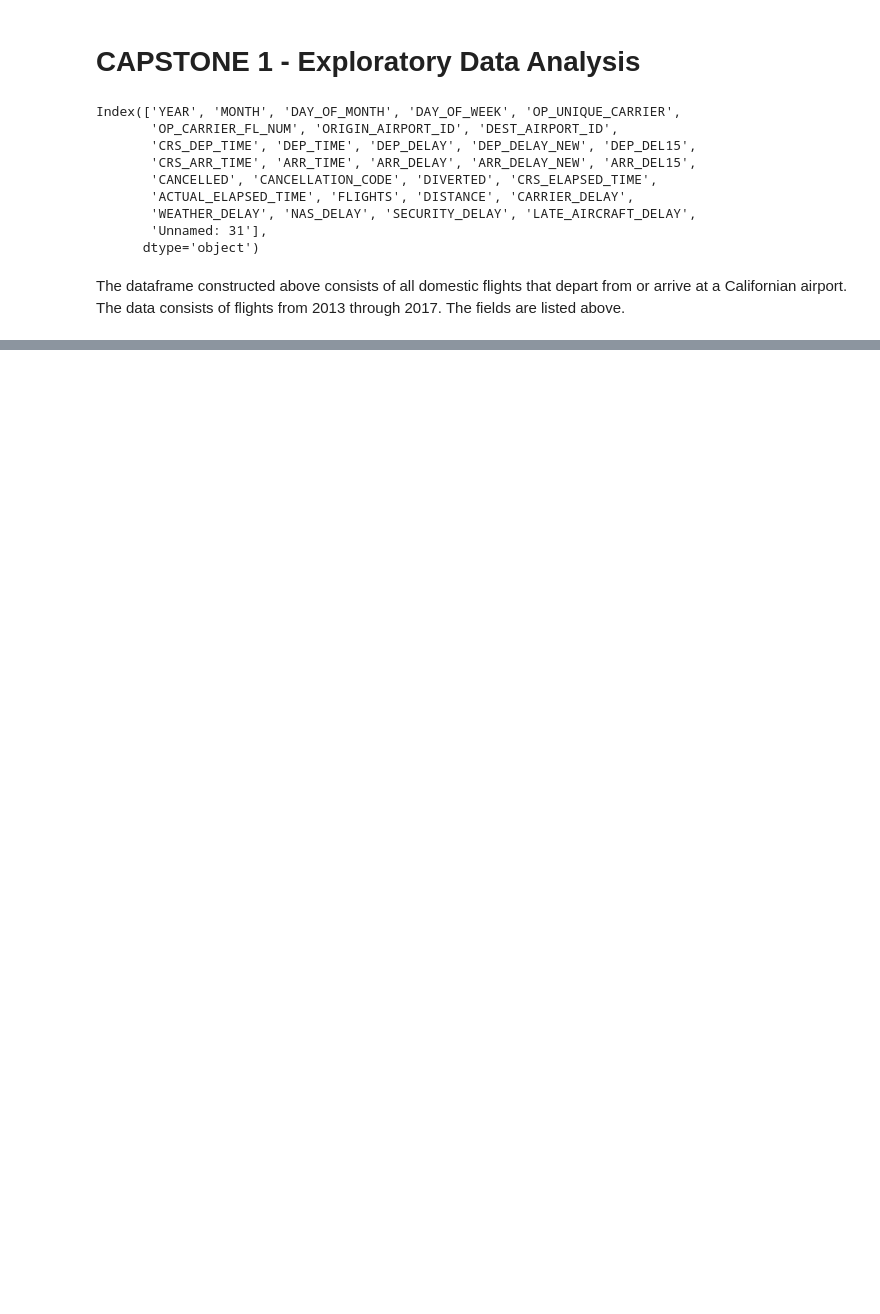
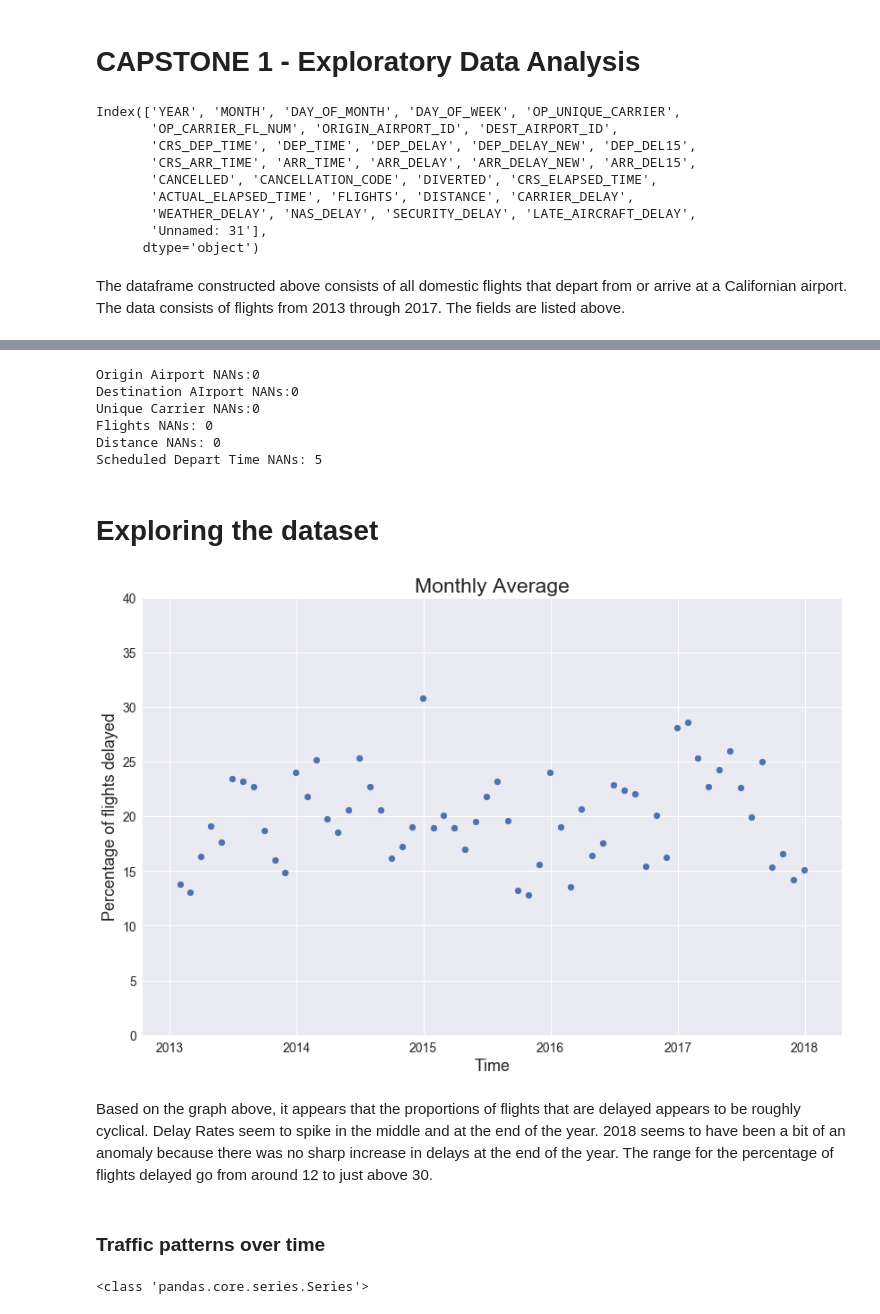
Before and after one commit to shudeep23/Springboard, a Jupyter notebook: Capstone1/EDA.ipynb, the cells around one changed output, grey strips where cells are left out. Drawn from its saved outputs; the diff is of its cells as text; code cells hidden in the pictures; blank space fills up the shorter version.

```diff
--- a/Capstone1/EDA.ipynb
+++ b/Capstone1/EDA.ipynb
@@ -157,0 +32,30 @@ plt.show()
+# %%
+#checking for null values
+
+print('Origin Airport NANs:' + str(df['ORIGIN_AIRPORT_ID'].isnull().sum()))
+print('Destination AIrport NANs:' + str(df['DEST_AIRPORT_ID'].isnull().sum()))
+print('Unique Carrier NANs:' + str(df['OP_UNIQUE_CARRIER'].isnull().sum()))
+print('Flights NANs: ' + str(df['FLIGHTS'].isnull().sum()))
+print('Distance NANs: ' + str(df['DISTANCE'].isnull().sum()))
+print('Scheduled Depart Time NANs: ' + str(df['CRS_ELAPSED_TIME'].isnull().sum()))
+# %% [output]
+Origin Airport NANs:0
+Destination AIrport NANs:0
+Unique Carrier NANs:0
+Flights NANs: 0
+Distance NANs: 0
+Scheduled Depart Time NANs: 5
+# %%
+#dropping samples with NAN
+
+df.dropna(subset=['CRS_ELAPSED_TIME'], inplace = True)
+# %%
+## formatting scheduled departure time in 4 digit format
+
+df['CRS_DEP_TIME'] = df['CRS_DEP_TIME'].astype(str)
+df['CRS_DEP_TIME']= df['CRS_DEP_TIME'].apply(lambda x: x.zfill(4))
+
+df['CRS_DEP_TIME'] = pd.to_datetime(df['CRS_DEP_TIME'], format='%H%M').dt.time
+df.index = df.index + pd.to_timedelta(df['CRS_DEP_TIME'].astype(str))
+# %% [markdown]
+# Exploring the dataset
@@ -157,0 +67,16 @@ plt.show()
+# %%
+plt.figure(figsize=(14,9))
+plt.scatter(monthly.index, monthly.values*100)
+plt.title('Monthly Average', fontsize = 23)
+plt.xlabel('Time', fontsize = 18)
+plt.ylabel('Percentage of flights delayed', fontsize = 18)
+plt.xticks(fontsize= 14 )
+plt.yticks(fontsize= 14 )
+plt.ylim(0, 40)
+plt.show()
+# %% [output]
+[figure, added]
+# %% [markdown]
+Based on the graph above, it appears that the proportions of flights that are delayed appears to be roughly cyclical. Delay Rates seem to spike in the middle and at the end of the year. 2018 seems to have been a bit of an anomaly because there was no sharp increase in delays at the end of the year. The range for the percentage of flights delayed go from around 12 to just above 30.
+# %% [markdown]
+### Traffic patterns over time
@@ -157,0 +87,8 @@ plt.show()
+# %%
+# averaging daily flight counts over the month
+
+monthly_avg_traffic = d_traffic.resample('M').mean()
+
+print (type(monthly_avg_traffic))
+# %% [output]
+<class 'pandas.core.series.Series'>
```
Also changed, not shown: parts of 94 cells of this notebook.
